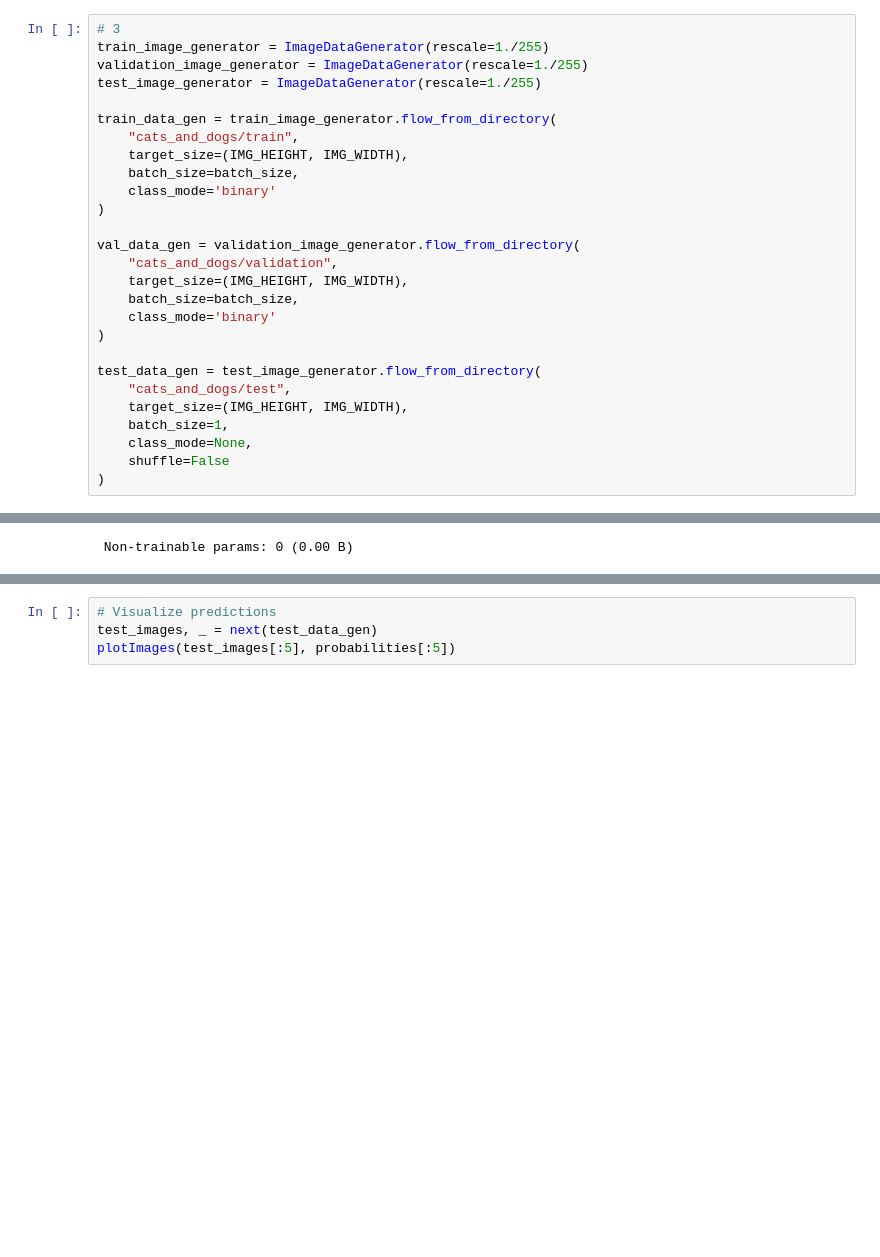
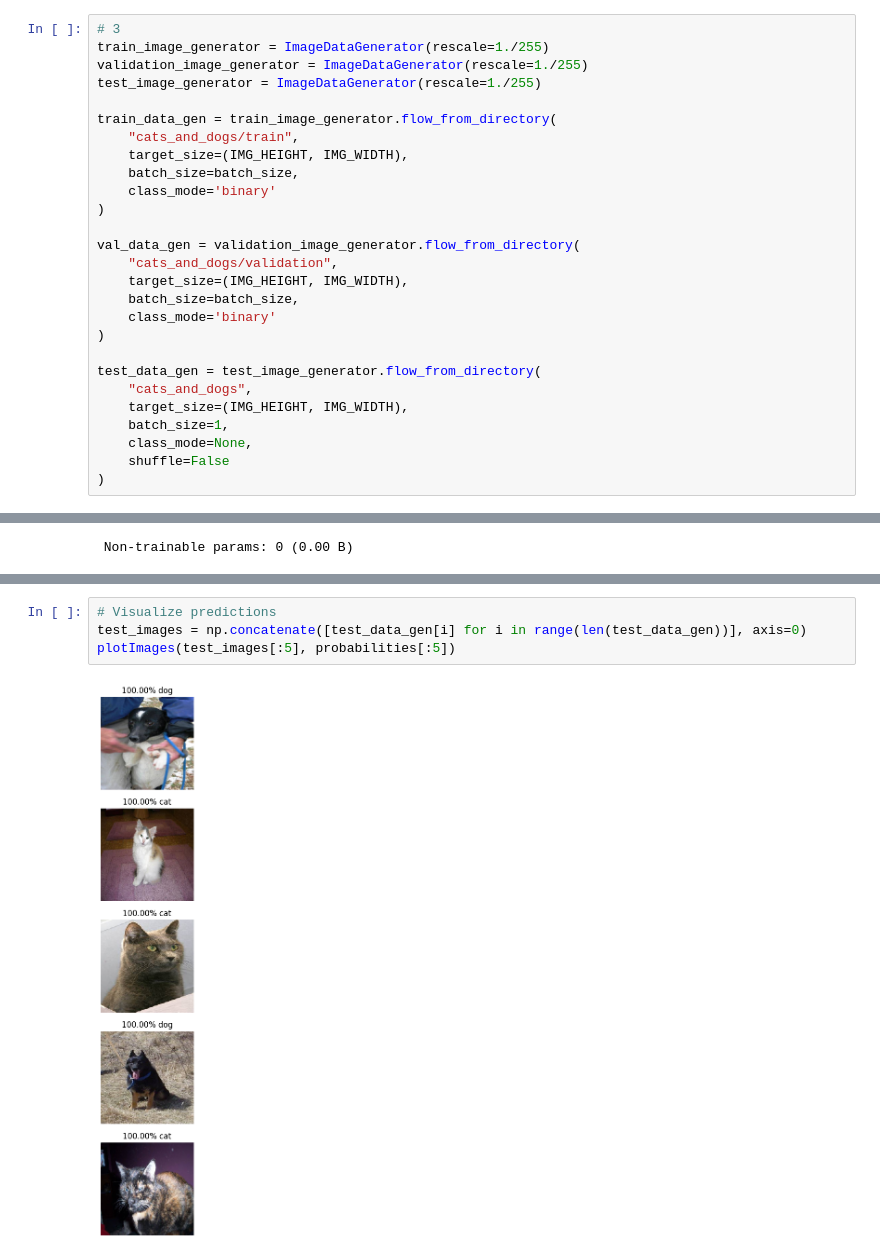
Before and after one commit to Wincci77/Machine-Learning-with-Python, a Jupyter notebook: Cat and Dog Image Classifier/fcc_cat_dog.ipynb, the cells around one changed output, grey strips where cells are left out. Drawn from its saved outputs; the diff is of its cells as text; blank space fills up the shorter version.

```diff
--- a/Cat and Dog Image Classifier/fcc_cat_dog.ipynb
+++ b/Cat and Dog Image Classifier/fcc_cat_dog.ipynb
@@ -79,7 +79,7 @@ val_data_gen = validation_image_generator.flow_from_directory(
 )
 
 test_data_gen = test_image_generator.flow_from_directory(
-    "cats_and_dogs/test",
+    "cats_and_dogs",
     target_size=(IMG_HEIGHT, IMG_WIDTH),
     batch_size=1,
     class_mode=None,
@@ -241,7 +244,9 @@ probabilities = [1 if prob > 0.5 else 0 for prob in probabilities]
 # %%
 # Visualize predictions
-test_images, _ = next(test_data_gen)
+test_images = np.concatenate([test_data_gen[i] for i in range(len(test_data_gen))], axis=0)
 plotImages(test_images[:5], probabilities[:5])
+# %% [output]
+[figure, added]
 # %%
 # 11
 answers =  [1, 0, 0, 1, 0, 0, 0, 0, 1, 1, 0,
```
Also changed, not shown: parts of 5 cells of this notebook.
